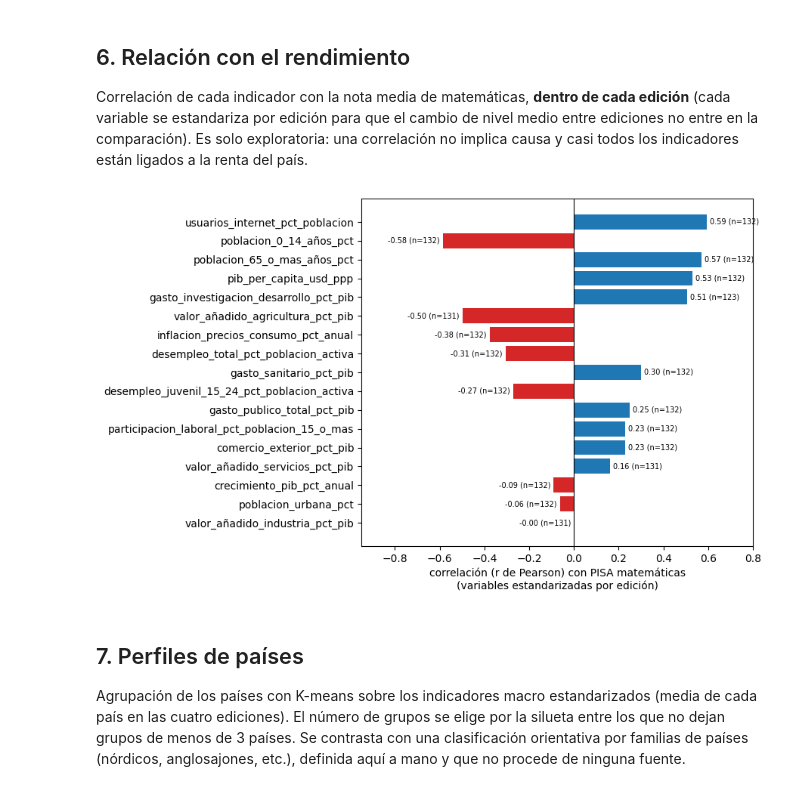
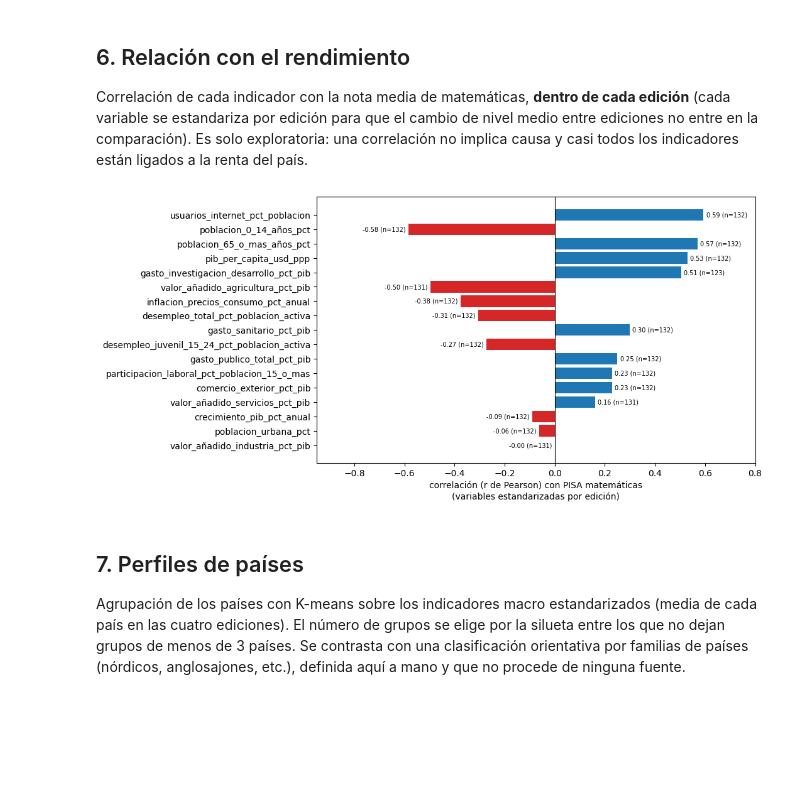
Before and after one commit to musero55/tfm_data_science, a Jupyter notebook: notebooks/fase_1_data_ingestion_eda/01_EDA_factores_macroeconomicos.ipynb, the cells around one changed output. Drawn from its saved outputs; the diff is of its cells as text; code cells hidden in the pictures; blank space fills up the shorter version.

Commit message:
Se cambian algunas explicaciones sobre los factores macroeconómicos. Se generan y guardan algunas las imagenes del notebook.  Se crean casos de prueba para el agente sobre este notebook

```diff
--- a/notebooks/fase_1_data_ingestion_eda/01_EDA_factores_macroeconomicos.ipynb
+++ b/notebooks/fase_1_data_ingestion_eda/01_EDA_factores_macroeconomicos.ipynb
@@ -206,18 +222,17 @@ Correlación de cada indicador con la nota media de matemáticas, **dentro de ca
 # %%
 estandarizado_por_edicion = macro[['edicion', 'pisa_matematicas'] + indicadores_macro].copy()
 estandarizado_por_edicion[['pisa_matematicas'] + indicadores_macro] = estandarizado_por_edicion.groupby('edicion')[['pisa_matematicas'] + indicadores_macro].transform(lambda columna: (columna - columna.mean()) / columna.std(ddof=0))
 correlacion_con_matematicas = pd.DataFrame({indicador: {'r': estandarizado_por_edicion[['pisa_matematicas', indicador]].dropna().corr().iloc[0, 1], 'n': len(estandarizado_por_edicion[['pisa_matematicas', indicador]].dropna())}
                                             for indicador in indicadores_macro}).T.sort_values('r', key=abs)
 fig, ax = plt.subplots(figsize=(9, 5.5))
 barras = ax.barh(correlacion_con_matematicas.index, correlacion_con_matematicas['r'], color=['tab:blue' if valor > 0 else 'tab:red' for valor in correlacion_con_matematicas['r']])
 ax.bar_label(barras, labels=[f'{correlacion:.2f} (n={int(n_observaciones)})' for correlacion, n_observaciones in zip(correlacion_con_matematicas['r'], correlacion_con_matematicas['n'])], padding=3, fontsize=7)
 ax.axvline(0, color='black', lw=0.8)
 ax.set_xlim(-0.95, 0.8)
 ax.set_xlabel('correlación (r de Pearson) con PISA matemáticas' + chr(10) + '(variables estandarizadas por edición)')
-plt.tight_layout()
-plt.show()
+fig.savefig(f'{RUTA_REPORTS}/01_correlacion_variables_macroeconómicas.png', dpi=300, bbox_inches='tight')
 # %% [output]
-[figure, old version]
+[figure, new version]
 # %% [markdown]
 ## 7. Perfiles de países
 
```
Also changed, not shown: parts of 9 cells of this notebook, 5 other files.
